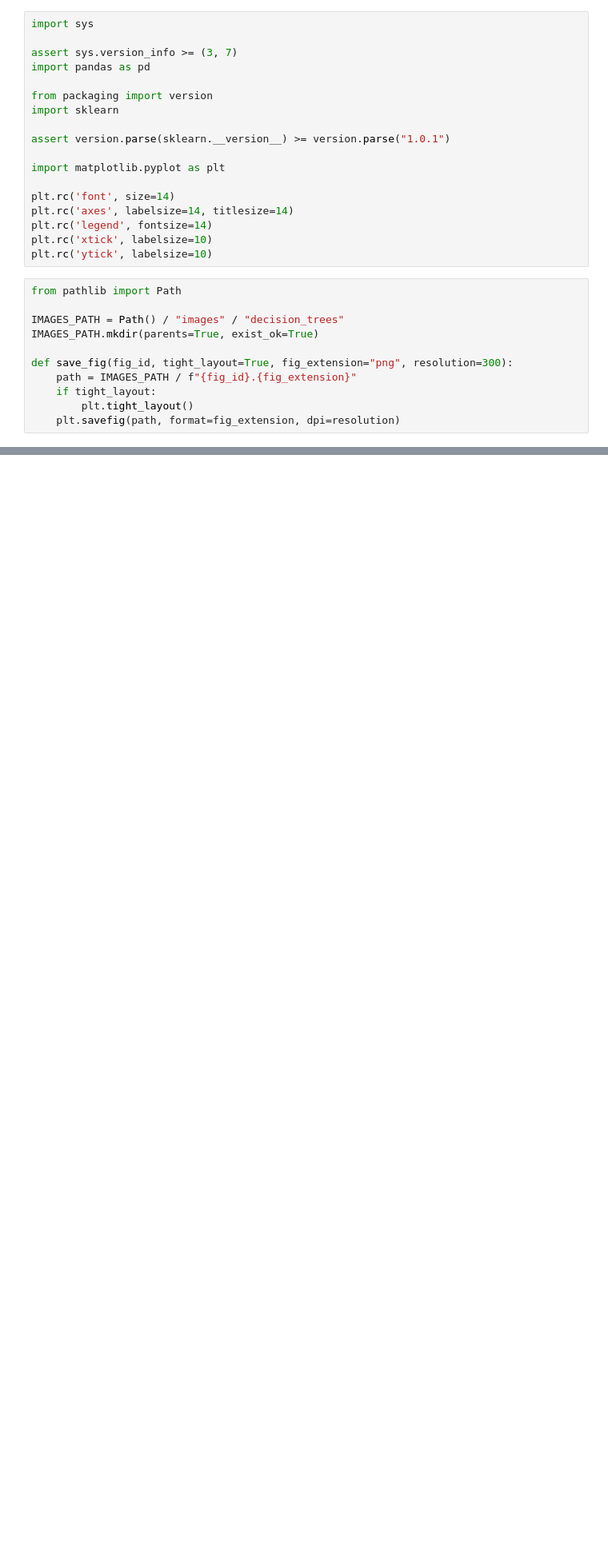
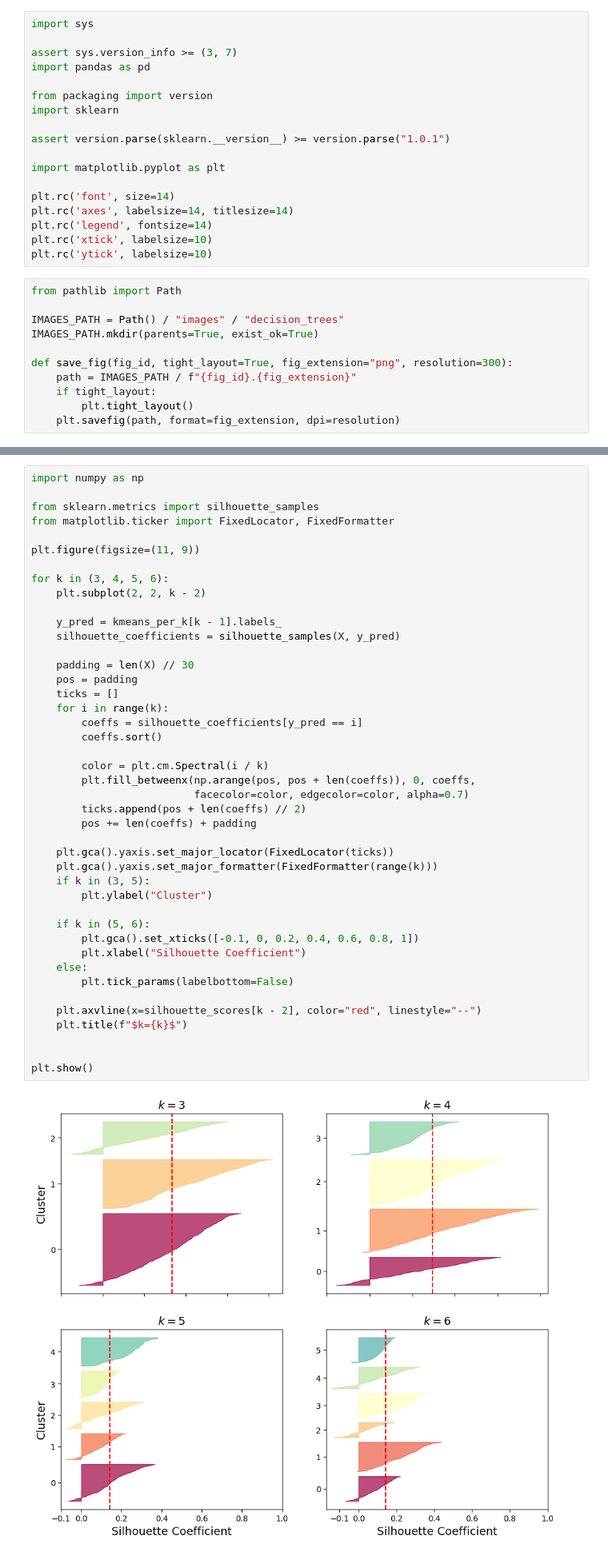
Before and after one commit to IDM4s-2025/TC2034-final-team8, a Jupyter notebook: k_means.ipynb, the cells around one changed output, grey strips where cells are left out. Shown: that part at 80% size. Cells and saved outputs as stored; diff of their text form; blank space fills up the shorter version.

```diff
--- a/k_means.ipynb
+++ b/k_means.ipynb
@@ -102,0 +161,45 @@ plt.show()
+# %%
+import numpy as np
+
+from sklearn.metrics import silhouette_samples
+from matplotlib.ticker import FixedLocator, FixedFormatter
+
+plt.figure(figsize=(11, 9))
+
+for k in (3, 4, 5, 6):
+    plt.subplot(2, 2, k - 2)
+
+    y_pred = kmeans_per_k[k - 1].labels_
+    silhouette_coefficients = silhouette_samples(X, y_pred)
+
+    padding = len(X) // 30
+    pos = padding
+    ticks = []
+    for i in range(k):
+        coeffs = silhouette_coefficients[y_pred == i]
+        coeffs.sort()
+
+        color = plt.cm.Spectral(i / k)
+        plt.fill_betweenx(np.arange(pos, pos + len(coeffs)), 0, coeffs,
+                          facecolor=color, edgecolor=color, alpha=0.7)
+        ticks.append(pos + len(coeffs) // 2)
+        pos += len(coeffs) + padding
+
+    plt.gca().yaxis.set_major_locator(FixedLocator(ticks))
+    plt.gca().yaxis.set_major_formatter(FixedFormatter(range(k)))
+    if k in (3, 5):
+        plt.ylabel("Cluster")
+
+    if k in (5, 6):
+        plt.gca().set_xticks([-0.1, 0, 0.2, 0.4, 0.6, 0.8, 1])
+        plt.xlabel("Silhouette Coefficient")
+    else:
+        plt.tick_params(labelbottom=False)
+
+    plt.axvline(x=silhouette_scores[k - 2], color="red", linestyle="--")
+    plt.title(f"$k={k}$")
+
+
+plt.show()
+# %% [output]
+[figure, added]
```
Also changed, not shown: parts of 24 cells of this notebook, 2 other files.
